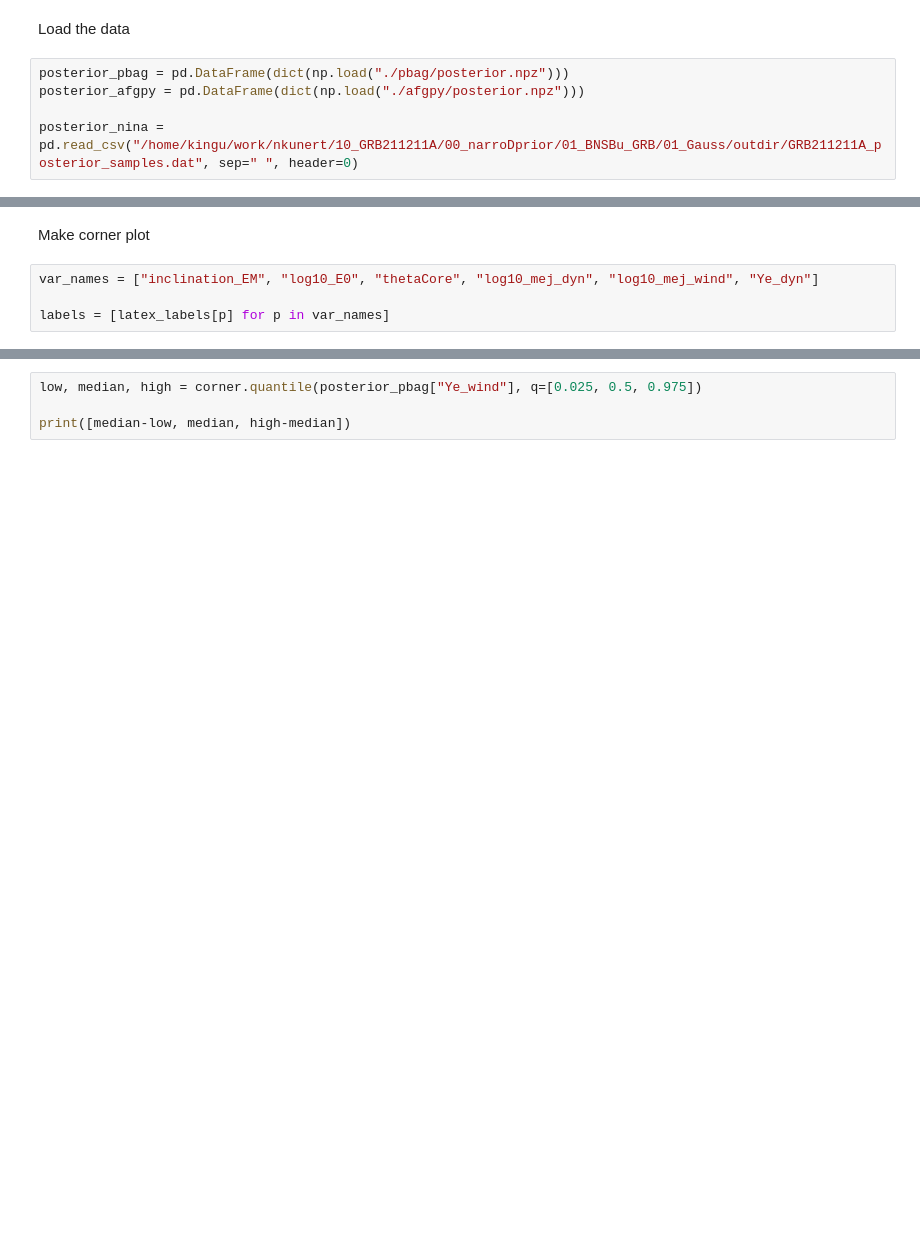
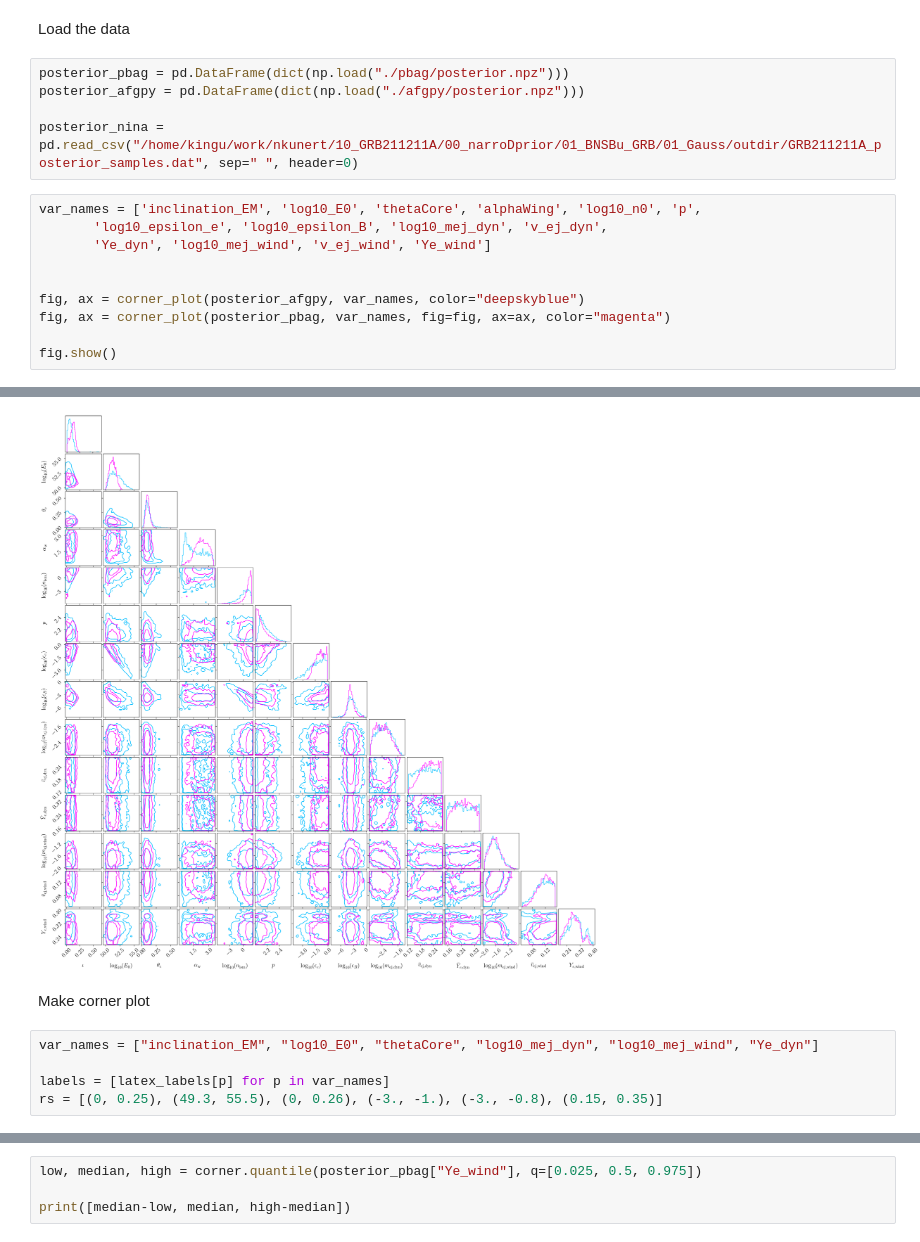
Before and after one commit to nuclear-multimessenger-astronomy/paper_fiesta, a Jupyter notebook: src/paper_fiesta/real_events/KN+GRB/GRB211211A/compare_posteriors.ipynb, the cells around one changed output, grey strips where cells are left out. Cells and saved outputs as stored; diff of their text form; blank space fills up the shorter version.

```diff
--- a/src/paper_fiesta/real_events/KN+GRB/GRB211211A/compare_posteriors.ipynb
+++ b/src/paper_fiesta/real_events/KN+GRB/GRB211211A/compare_posteriors.ipynb
@@ -48,3 +49,14 @@ posterior_pbag = pd.DataFrame(dict(np.load("./pbag/posterior.npz")))
 posterior_afgpy = pd.DataFrame(dict(np.load("./afgpy/posterior.npz")))
 
 posterior_nina = pd.read_csv("/home/kingu/work/nkunert/10_GRB211211A/00_narroDprior/01_BNSBu_GRB/01_Gauss/outdir/GRB211211A_posterior_samples.dat", sep=" ", header=0)
+# %%
+var_names = ['inclination_EM', 'log10_E0', 'thetaCore', 'alphaWing', 'log10_n0', 'p',
+       'log10_epsilon_e', 'log10_epsilon_B', 'log10_mej_dyn', 'v_ej_dyn',
+       'Ye_dyn', 'log10_mej_wind', 'v_ej_wind', 'Ye_wind']
+
+
+fig, ax = corner_plot(posterior_afgpy, var_names, color="deepskyblue")
+fig, ax = corner_plot(posterior_pbag, var_names, fig=fig, ax=ax, color="magenta")
+
+fig.show()
+# %% [output]
@@ -51,9 +65,11 @@ posterior_nina = pd.read_csv("/home/kingu/work/nkunert/10_GRB211211A/00_narroDpr
+[figure, added]
 # %% [markdown]
 Make corner plot
 # %%
 var_names = ["inclination_EM", "log10_E0", "thetaCore", "log10_mej_dyn", "log10_mej_wind", "Ye_dyn"]
 
 labels = [latex_labels[p] for p in var_names]
+rs = [(0, 0.25), (49.3, 55.5), (0, 0.26), (-3., -1.), (-3., -0.8), (0.15, 0.35)]
 # %%
 fig, ax = plt.subplots(len(var_names), len(var_names), figsize = (12, 12))
 
```
Also changed, not shown: parts of 12 cells of this notebook, 20 other files.
